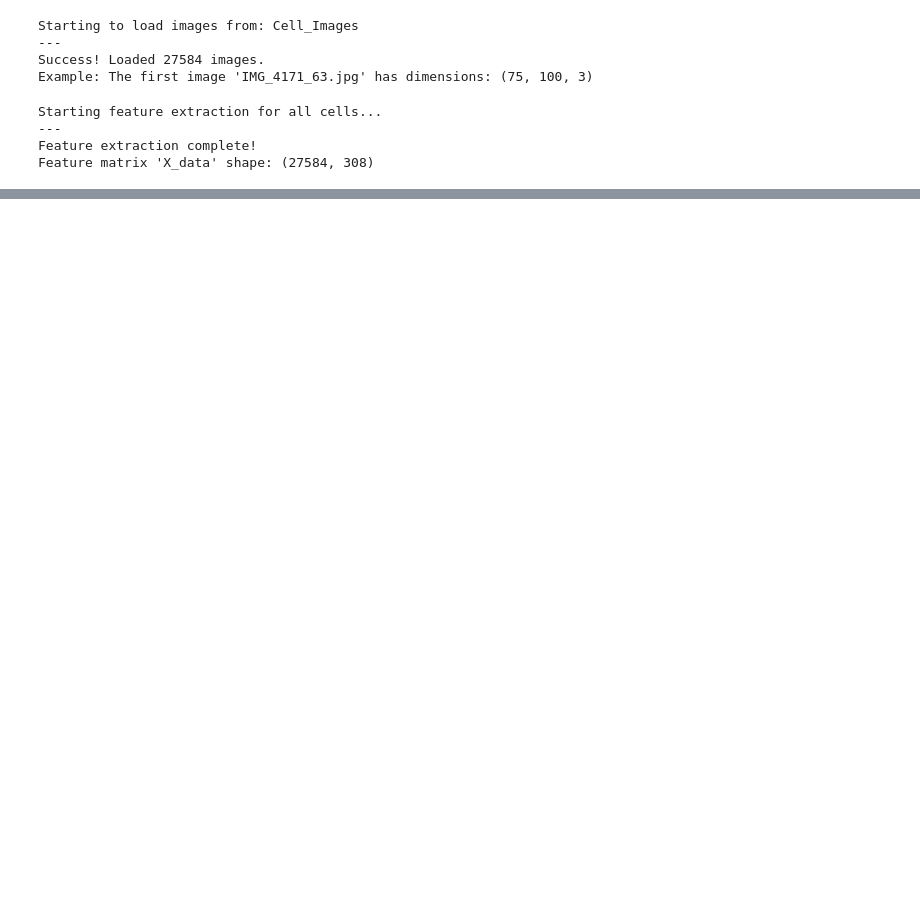
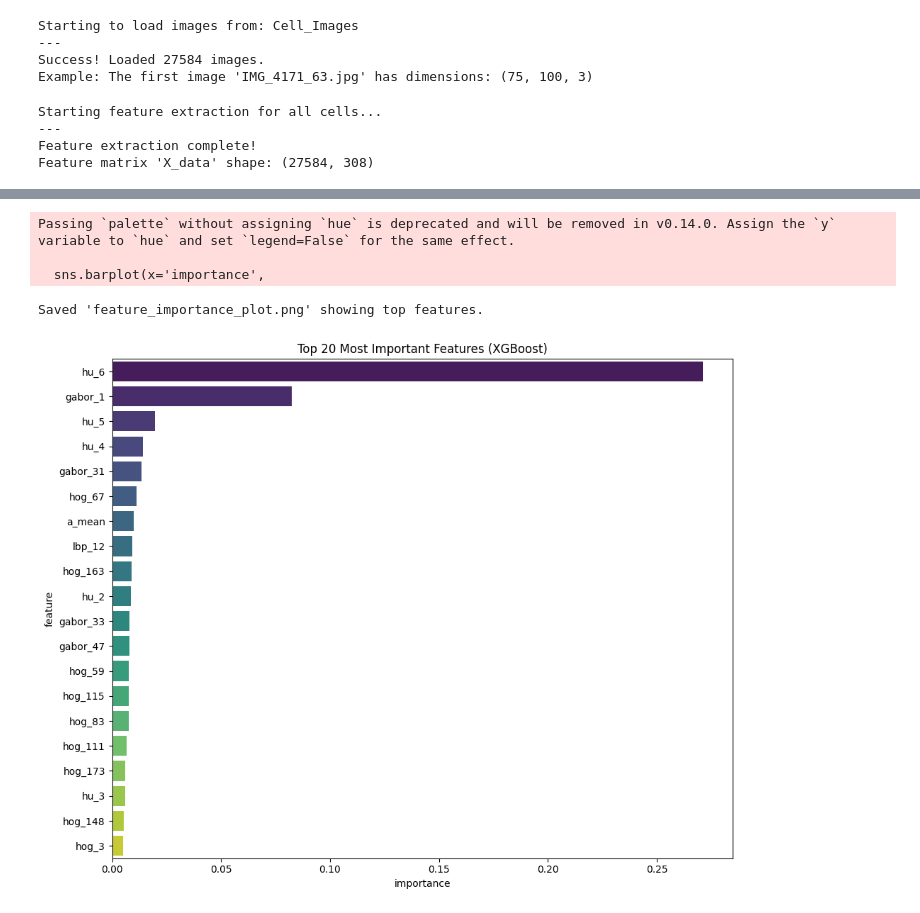
Before and after one commit to Jyotirya/Image_Classifier, a Jupyter notebook: Model.ipynb, the cells around one changed output, grey strips where cells are left out. Saved outputs shown, nothing was run; the diff lists cells and outputs as text; code cells hidden in the pictures; blank space fills up the shorter version.

Commit message:
final_model

```diff
--- a/Model.ipynb
+++ b/Model.ipynb
@@ -433,0 +645,61 @@ XGBoost Confusion Matrix:
+# %%
+# --- NEW CELL: Feature Importance Analysis (Run after training) ---
+
+# We need a list of your feature names for plotting
+# Let's create them (this is a bit manual, but you only do it once)
+
+feature_names = []
+# 1. HSV (6)
+feature_names.extend(['h_mean', 'h_std', 's_mean', 's_std', 'v_mean', 'v_std'])
+# 2. GLCM (4)
+feature_names.extend(['glcm_contrast', 'glcm_homogeneity', 'glcm_energy', 'glcm_correlation'])
+# 3. HOG (192)
+feature_names.extend([f'hog_{i}' for i in range(192)])
+# 4. Edge Density (1)
+feature_names.extend(['edge_density'])
+# 5. Harris Corner (1)
+feature_names.extend(['harris_corners'])
+# 6. FAST Keypoints (1)
+feature_names.extend(['fast_keypoints'])
+# 7. L*a*b* (6)
+feature_names.extend(['l_mean', 'l_std', 'a_mean', 'a_std', 'b_mean', 'b_std'])
+# 8. Hu Moments (7)
+feature_names.extend([f'hu_{i}' for i in range(7)])
+# 9. LBP (26)
+feature_names.extend([f'lbp_{i}' for i in range(26)])
+# 10. Gabor (64)
+feature_names.extend([f'gabor_{i}' for i in range(64)])
+
+print(f"Total feature names created: {len(feature_names)}") # Should be 308
+
+# --- Get importance from your trained XGBoost model ---
+importances = xgb_model.feature_importances_
+
+# Create a DataFrame for easy analysis
+feature_importance_df = pd.DataFrame({
+    'feature': feature_names,
+    'importance': importances
+}).sort_values(by='importance', ascending=False)
+
+print("\n--- Feature Importance (Top 20) ---")
+print(feature_importance_df.head(20))
+
+print("\n--- Features with ZERO Importance (Safe to remove) ---")
+zero_importance_features = feature_importance_df[feature_importance_df['importance'] == 0]
+print(f"Found {len(zero_importance_features)} features with 0 importance.")
+print(zero_importance_features['feature'].tolist())
+
+# --- Plot the Top 20 Features ---
+import matplotlib.pyplot as plt
+import seaborn as sns
+
+plt.figure(figsize=(10, 8))
+sns.barplot(x='importance',
+            y='feature',
+            data=feature_importance_df.head(20),
+            palette='viridis')
+plt.title('Top 20 Most Important Features (XGBoost)')
+plt.tight_layout()
+plt.savefig('feature_importance_plot.png')
+print("\nSaved 'feature_importance_plot.png' showing top features.")
+# %% [output]
@@ -433,0 +723,5 @@ XGBoost Confusion Matrix:
+Passing `palette` without assigning `hue` is deprecated and will be removed in v0.14.0. Assign the `y` variable to `hue` and set `legend=False` for the same effect.
+
+  sns.barplot(x='importance',
+Saved 'feature_importance_plot.png' showing top features.
+[figure, added]
```
Also changed, not shown: parts of 7 cells of this notebook, 2 other files.
